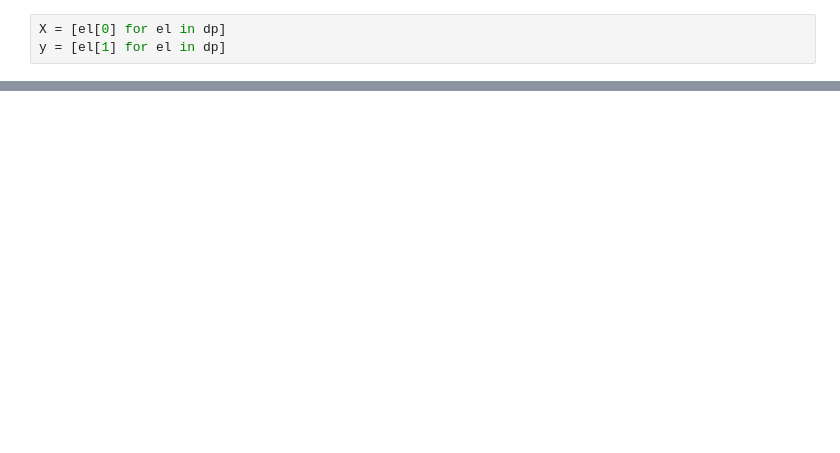
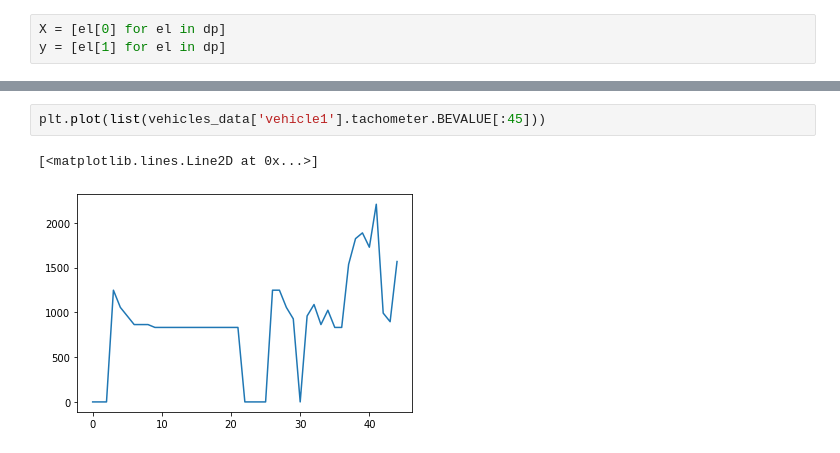
Before and after one commit to xoxai/gis_vehicles_ds_challenge, a Jupyter notebook: gis_TS_classification.ipynb, the cells around one changed output, grey strips where cells are left out. Saved outputs shown, nothing was run; the diff lists cells and outputs as text; blank space fills up the shorter version.

```diff
--- a/gis_TS_classification.ipynb
+++ b/gis_TS_classification.ipynb
@@ -206,0 +236,5 @@ plt.show()
+# %%
+plt.plot(list(vehicles_data['vehicle1'].tachometer.BEVALUE[:45]))
+# %% [output]
+[<matplotlib.lines.Line2D at 0x...>]
+[figure, added]
```
Also changed, not shown: parts of 13 cells of this notebook.
